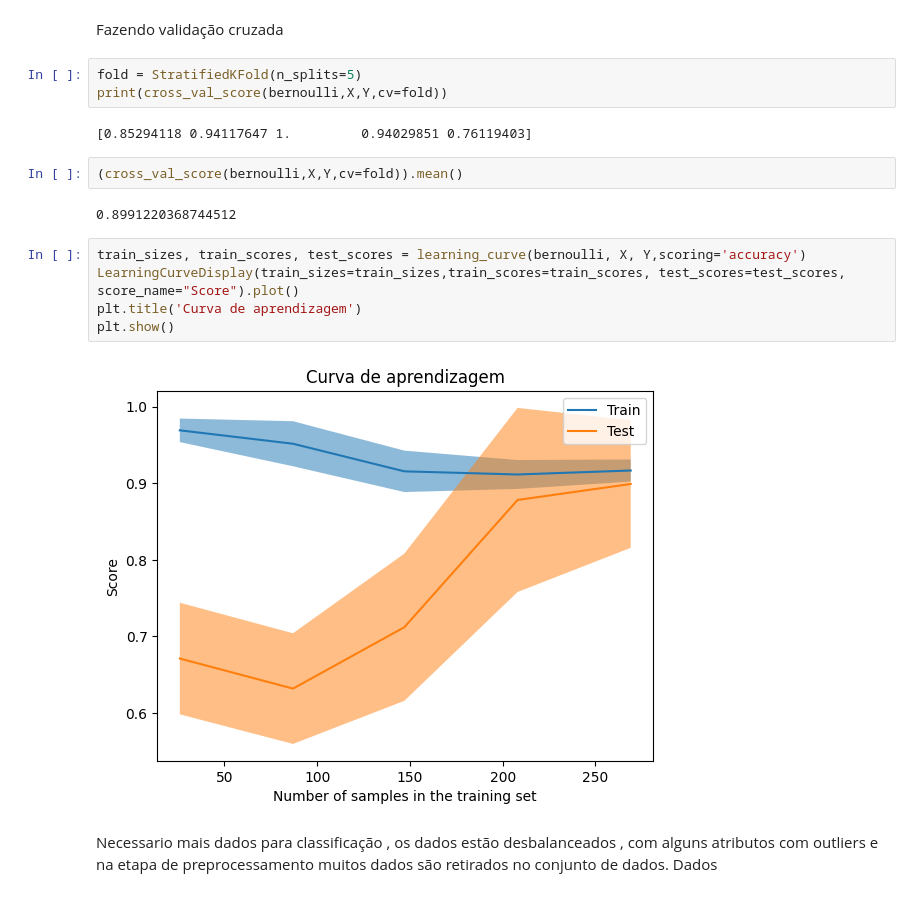
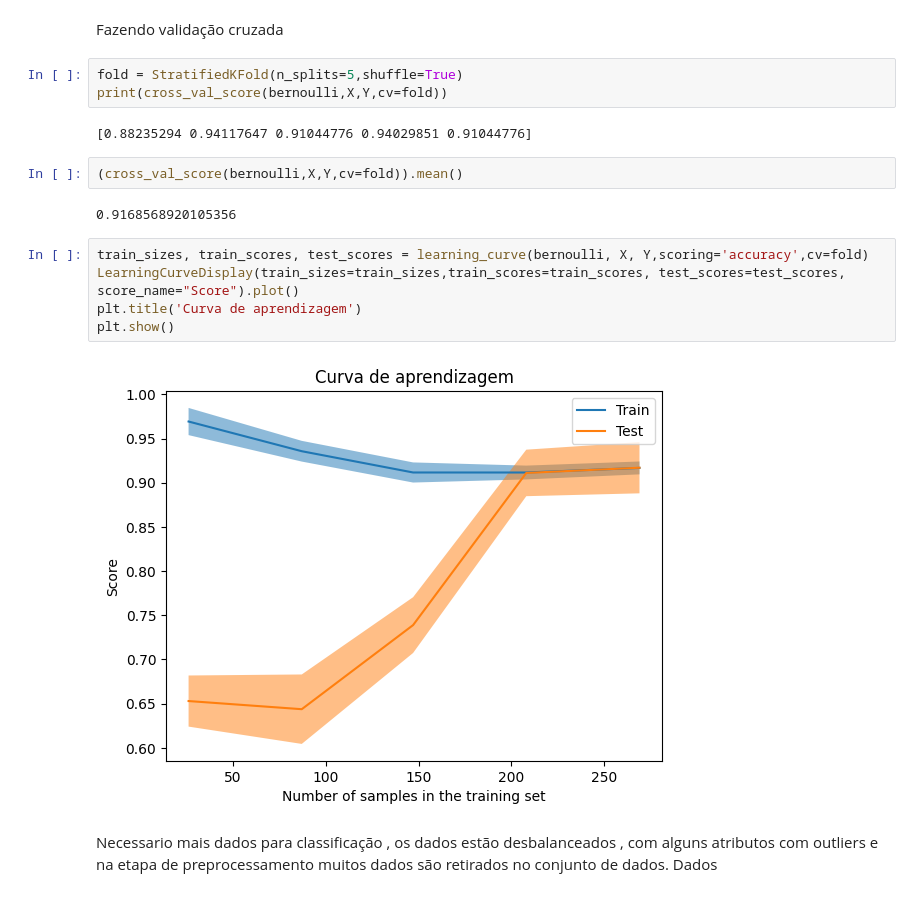
Before and after one commit to kaladabrio2020/Classfica-aoQualidadeDoSono, a Jupyter notebook: DisturbioDoSonoPrediction.ipynb, the cells around one changed output. Cells and saved outputs as stored; diff of their text form.

```diff
--- a/DisturbioDoSonoPrediction.ipynb
+++ b/DisturbioDoSonoPrediction.ipynb
@@ -670,21 +643,21 @@ plt.show()
 # %% [markdown]
 Fazendo validação cruzada
 # %%
-fold = StratifiedKFold(n_splits=5)
+fold = StratifiedKFold(n_splits=5,shuffle=True)
 print(cross_val_score(bernoulli,X,Y,cv=fold))
 # %% [output]
-[0.85294118 0.94117647 1.         0.94029851 0.76119403]
+[0.88235294 0.94117647 0.91044776 0.94029851 0.91044776]
 # %%
 (cross_val_score(bernoulli,X,Y,cv=fold)).mean()
 # %% [output]
-0.8991220368744512
+0.9168568920105356
 # %%
-train_sizes, train_scores, test_scores = learning_curve(bernoulli, X, Y,scoring='accuracy')
+train_sizes, train_scores, test_scores = learning_curve(bernoulli, X, Y,scoring='accuracy',cv=fold)
 LearningCurveDisplay(train_sizes=train_sizes,train_scores=train_scores, test_scores=test_scores, score_name="Score").plot()
 plt.title('Curva de aprendizagem')
 plt.show()
 # %% [output]
-[figure, old version]
+[figure, new version]
 # %% [markdown]
 Necessario mais dados para classificação , os dados estão desbalanceados , com alguns atributos com outliers e na etapa de preprocessamento muitos dados são retirados no conjunto de dados.
 Dados
```
Also changed, not shown: parts of 5 cells of this notebook.
